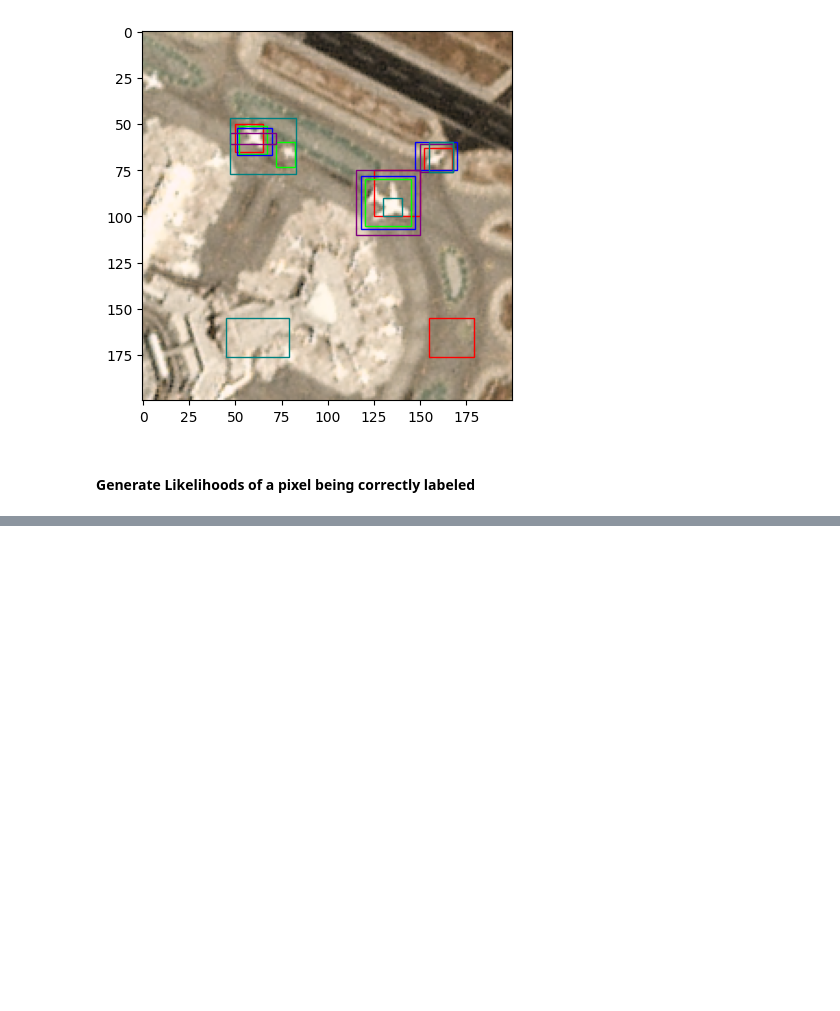
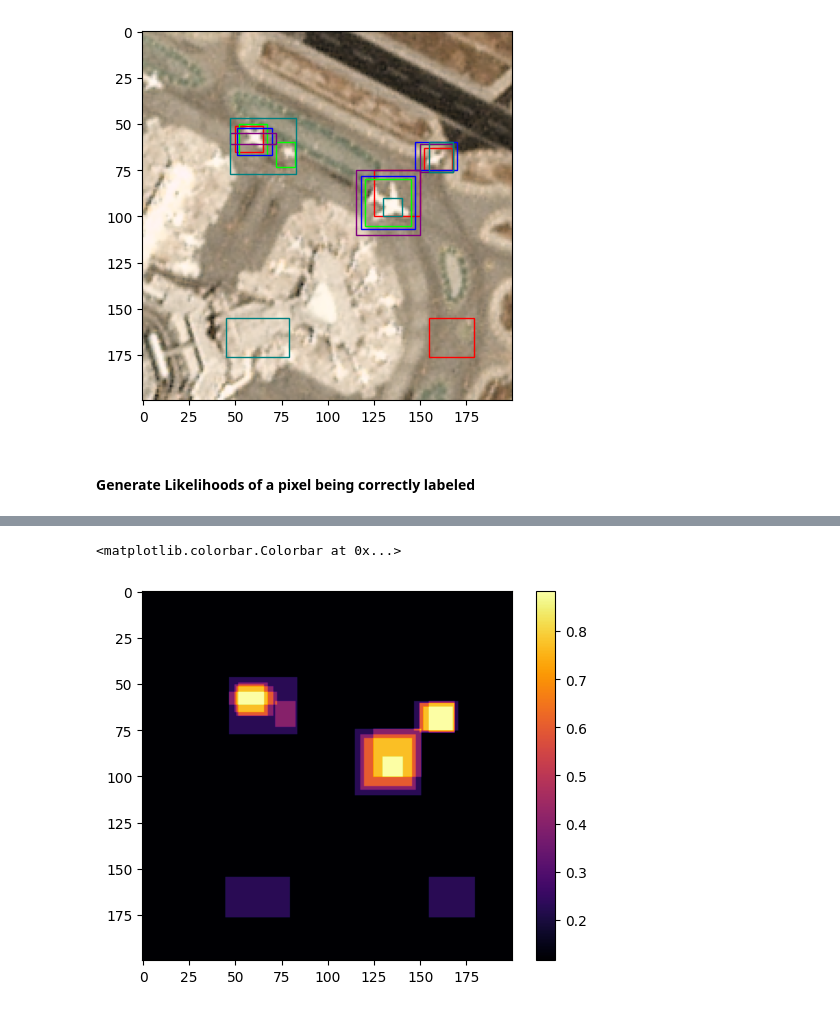
Before and after one commit to OKKM-insights/backend, a Jupyter notebook: prototyping/consensus_model.ipynb, the cells around one changed output, grey strips where cells are left out. Saved outputs shown, nothing was run; the diff lists cells and outputs as text; code cells hidden in the pictures; blank space fills up the shorter version.

```diff
--- a/prototyping/consensus_model.ipynb
+++ b/prototyping/consensus_model.ipynb
@@ -149,0 +152,29 @@ print(icm.likelihoods)
+# %%
+icm = ImageClassMeasure("airplane")
+label_groups = [[labels[0],
+                labels[1],
+                labels[2],
+                labels[3]],
+                [labels[4],
+                labels[5],
+                labels[6],
+                labels[7]],
+                [labels[8],
+                labels[9],
+                labels[10]],
+                [labels[11],
+                labels[12],
+                labels[13]],
+                [labels[14],
+                labels[15],
+                labels[16],
+                labels[17]],]
+for group in label_groups:
+    update_label_likelihood(icm, group)
+
+update_label_confidence(icm)
+plt.imshow(icm.likelihoods, cmap='inferno')
+plt.colorbar()
+# %% [output]
+<matplotlib.colorbar.Colorbar at 0x...>
+[figure, added]
```
Also changed, not shown: parts of 7 cells of this notebook.
